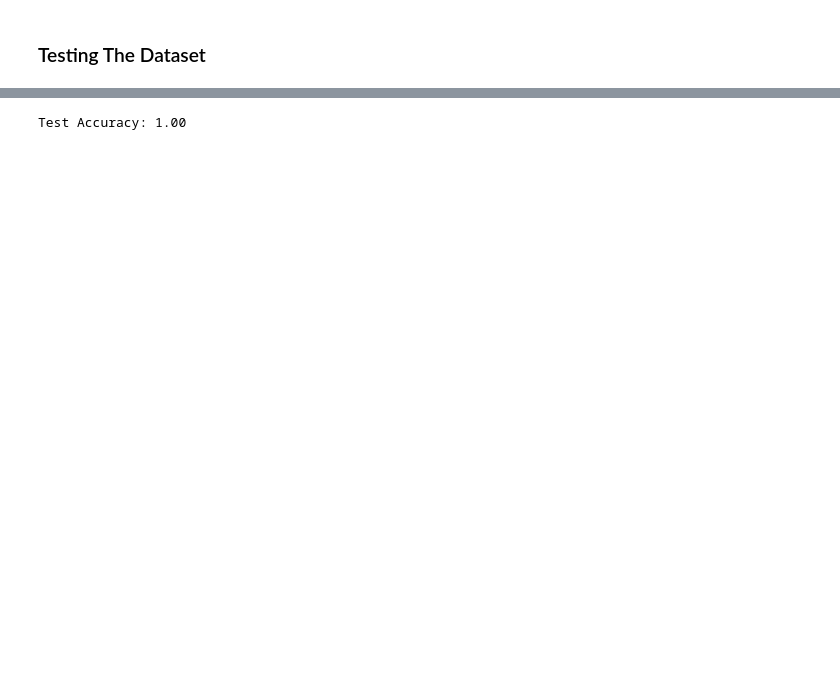
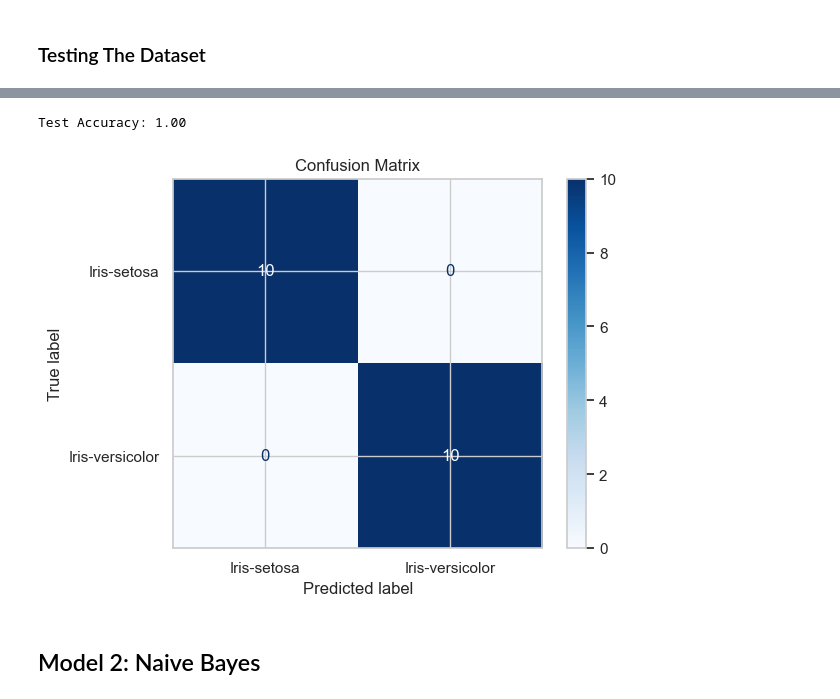
Before and after one commit to ExusBurn/MLStuff, a Jupyter notebook: IrisClassification/IrisClassification.ipynb, the cells around one changed output, grey strips where cells are left out. Drawn from its saved outputs; the diff is of its cells as text; code cells hidden in the pictures; blank space fills up the shorter version.

```diff
--- a/IrisClassification/IrisClassification.ipynb
+++ b/IrisClassification/IrisClassification.ipynb
@@ -116,7 +208,19 @@ Number of mismatches: 0
 # %%
-from sklearn.metrics import accuracy_score
+from sklearn.metrics import accuracy_score,confusion_matrix, ConfusionMatrixDisplay
 
+#This is simple, compares if y_test = y_pred?
 accuracy = accuracy_score(y_test, y_pred)
 print(f"Test Accuracy: {accuracy:.2f}")
+
+#Confusion Matrix, displaying as a heatmap
+cm = confusion_matrix(y_test,y_pred,labels=model.classes_)
+
+disp = ConfusionMatrixDisplay(confusion_matrix=cm, display_labels=model.classes_)
+disp.plot(cmap='Blues')
+plt.title("Confusion Matrix")
+plt.show()
 # %% [output]
 Test Accuracy: 1.00
+[figure, added]
+# %% [markdown]
+## Model 2: Naive Bayes
```
Also changed, not shown: parts of 16 cells of this notebook, 1 other file.
